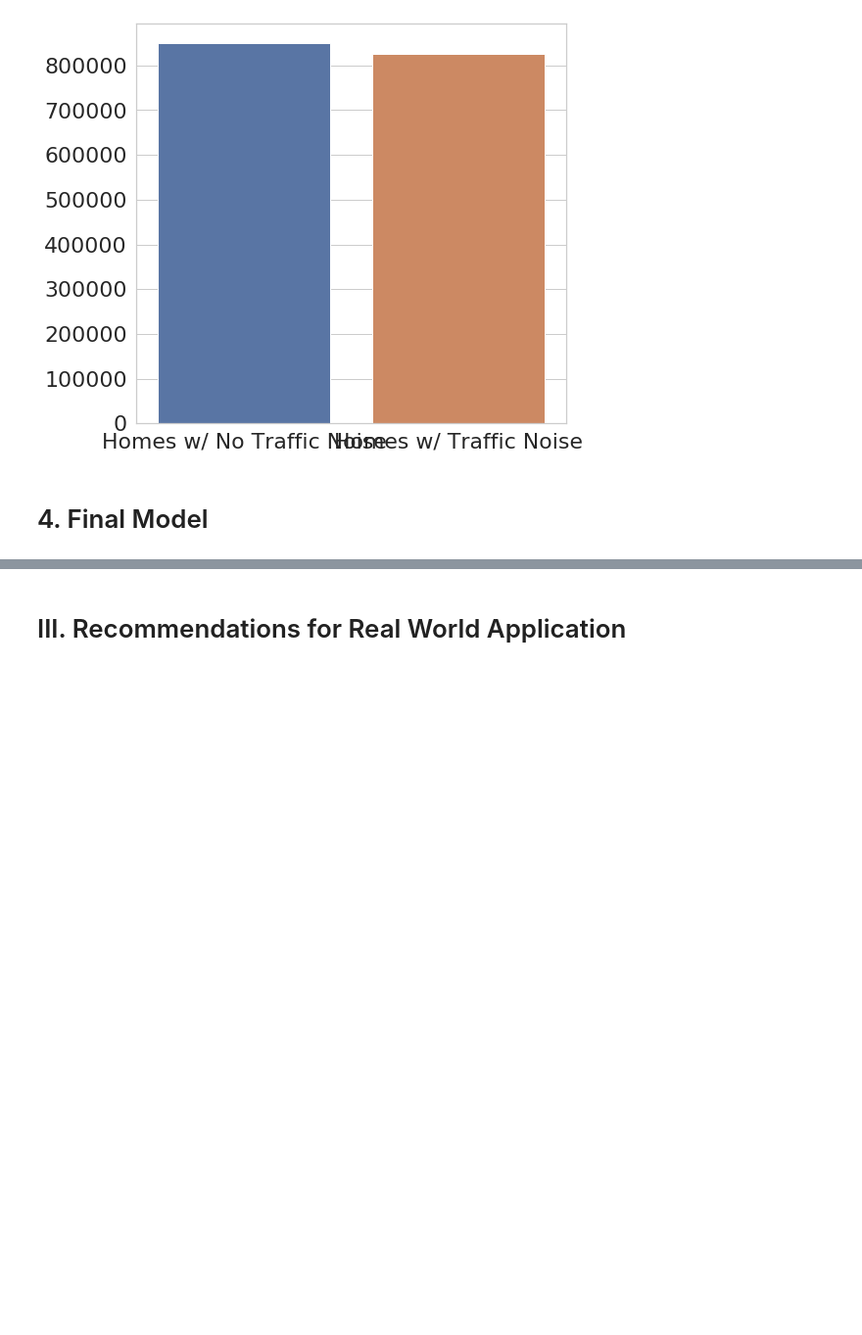
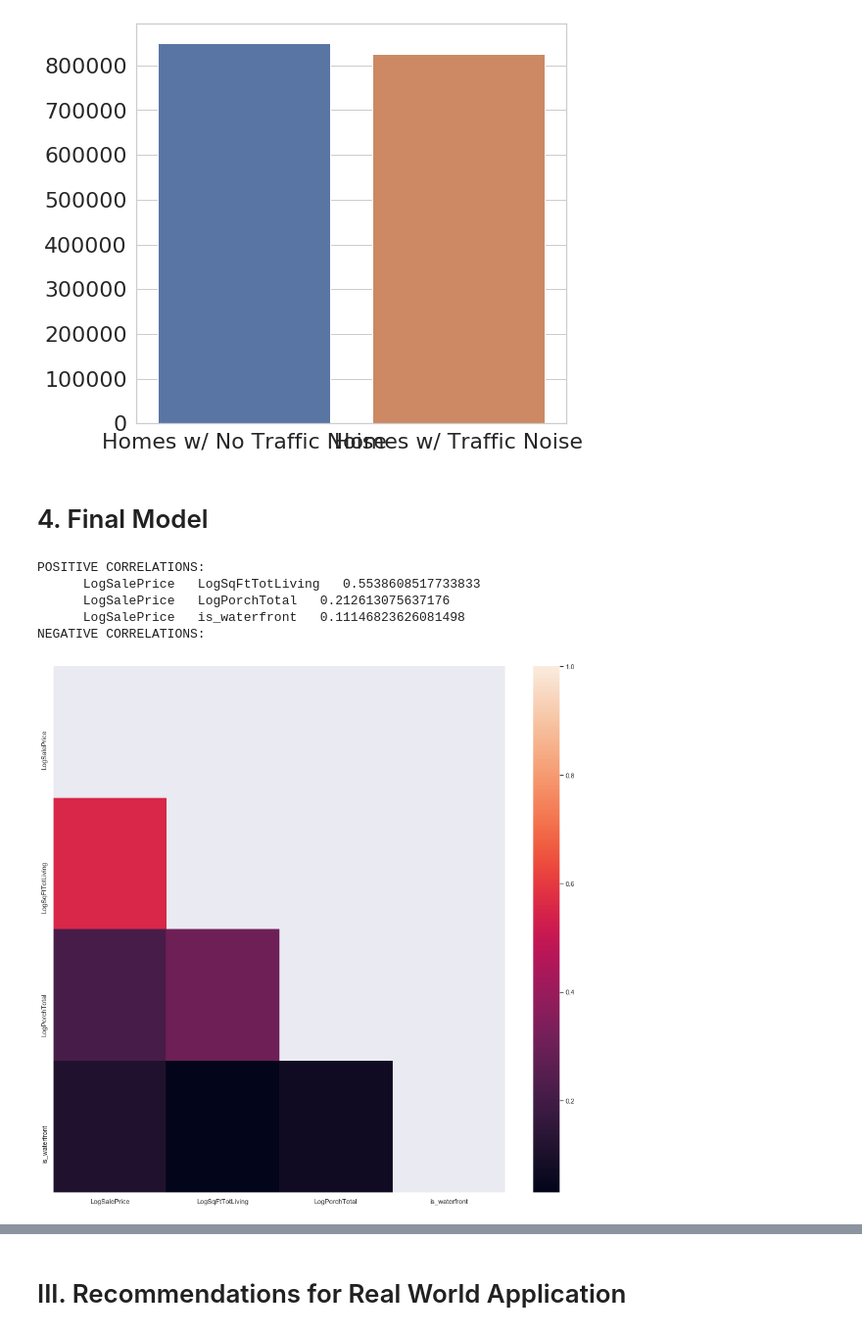
Before and after one commit to chum46/housing_sales_king_county, a Jupyter notebook: notebooks/report/00_cm_final_report_and_summary.ipynb, the cells around one changed output, grey strips where cells are left out. Shown at 98% size. Cells and saved outputs as stored; diff of their text form; code cells hidden in the pictures; blank space fills up the shorter version.

```diff
--- a/notebooks/report/00_cm_final_report_and_summary.ipynb
+++ b/notebooks/report/00_cm_final_report_and_summary.ipynb
@@ -381,0 +399,23 @@ sns.barplot(x=['Homes w/ No Traffic Noise', 'Homes w/ Traffic Noise'],y=[no_traf
+# %%
+res_bldg['LogPorchTotal'] = np.log(pd.DataFrame(res_bldg.loc[res_bldg['PorchTotal']!=0, 'PorchTotal']))
+res_bldg.LogPorchTotal.fillna(0)
+res_bldg['LogSqFtTotLiving'] = np.log(res_bldg['SqFtTotLiving'])
+log_res_df = res_bldg[['LogSqFtTotLiving','SqFtTotLiving','LogPorchTotal','PorchTotal','PIN']]
+fm_df = pd.merge(sales, log_res_df, on='PIN', how='inner', suffixes=('_sales', '_res'))
+# %%
+parcels['is_waterfront'] = (parcels['WfntLocation'] != 0).astype('int')
+# %%
+fm_df = pd.merge(fm_df, parcels, on='PIN', how='inner', suffixes=('_sales', '_res'))
+# %%
+z = np.abs(stats.zscore(fm_df.LogSalePrice))
+fm_df = fm_df[z < 3]
+# %%
+fmodel_df = fm_df.loc[:, ['LogSalePrice', 'LogSqFtTotLiving', 'LogPorchTotal','is_waterfront']]
+pos, neg = cm_functions.df_corr(fmodel_df,.1)
+# %% [output]
+POSITIVE CORRELATIONS:
+      LogSalePrice   LogSqFtTotLiving   0.5538608517733833
+      LogSalePrice   LogPorchTotal   0.212613075637176
+      LogSalePrice   is_waterfront   0.11146823626081498
+NEGATIVE CORRELATIONS:
+[figure, added]
```
Also changed, not shown: parts of 14 cells of this notebook, 2 other files.
